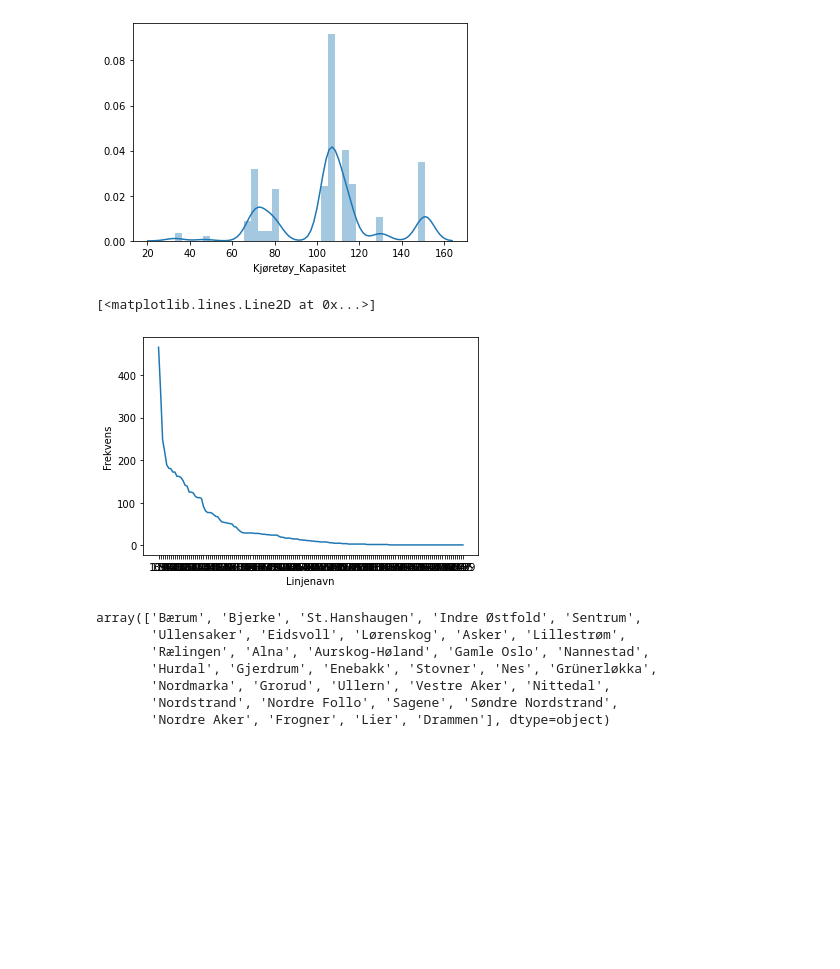
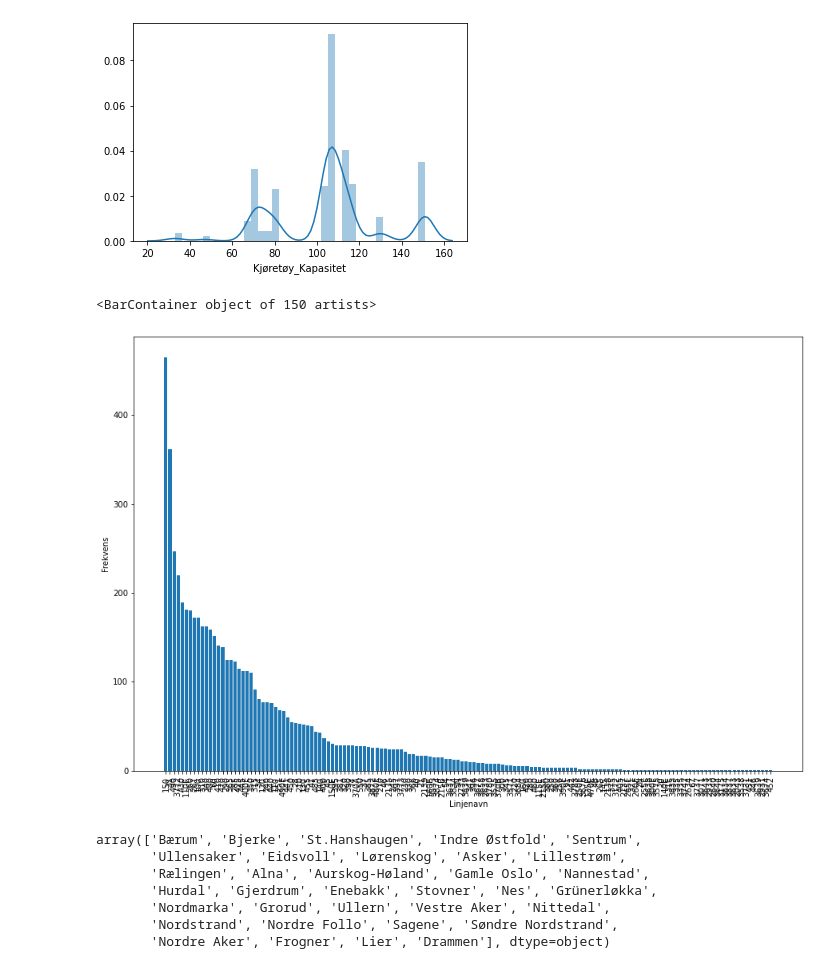
Before and after one commit to Kenn3Th/DAVE3625, a Jupyter notebook: Assignment_1/Oblig1.ipynb, the cells around one changed output. Cells and saved outputs as stored; diff of their text form; code cells hidden in the pictures; blank space fills up the shorter version.

```diff
--- a/Assignment_1/Oblig1.ipynb
+++ b/Assignment_1/Oblig1.ipynb
@@ -79,15 +79,17 @@ sns.distplot(Ruter_df['Kjøretøy_Kapasitet'], bins=18*2, kde=True)
 <AxesSubplot:xlabel='Kjøretøy_Kapasitet'>
 [figure]
 # %%
-fig_Lname = plt.figure() #fig_Lname = figure for linjenavn
+fig_Lname = plt.figure(figsize = (15,10)) #fig_Lname = figure for linjenavn
 data = Ruter_df.Linjenavn.value_counts()
 ax_Lname = fig_Lname.add_subplot(1,1,1) #ax_Lname = axis for linjenavn
 ax_Lname.set_xlabel('Linjenavn')
 ax_Lname.set_ylabel('Frekvens')
-ax_Lname.plot(Ruter_df.Linjenavn.value_counts())
+LinjeNavn = pd.unique(Ruter_df['Linjenavn'])
+plt.xticks(rotation=90) #rotate name of x-ticks
+ax_Lname.bar(LinjeNavn, Ruter_df['Linjenavn'].value_counts())
 # %% [output]
-[<matplotlib.lines.Line2D at 0x...>]
+<BarContainer object of 150 artists>
-[figure, old version]
+[figure, new version]
 # %%
 pd.unique(Ruter_df.Kommune)
 # %% [output]
```
Also changed, not shown: 1 other file.
